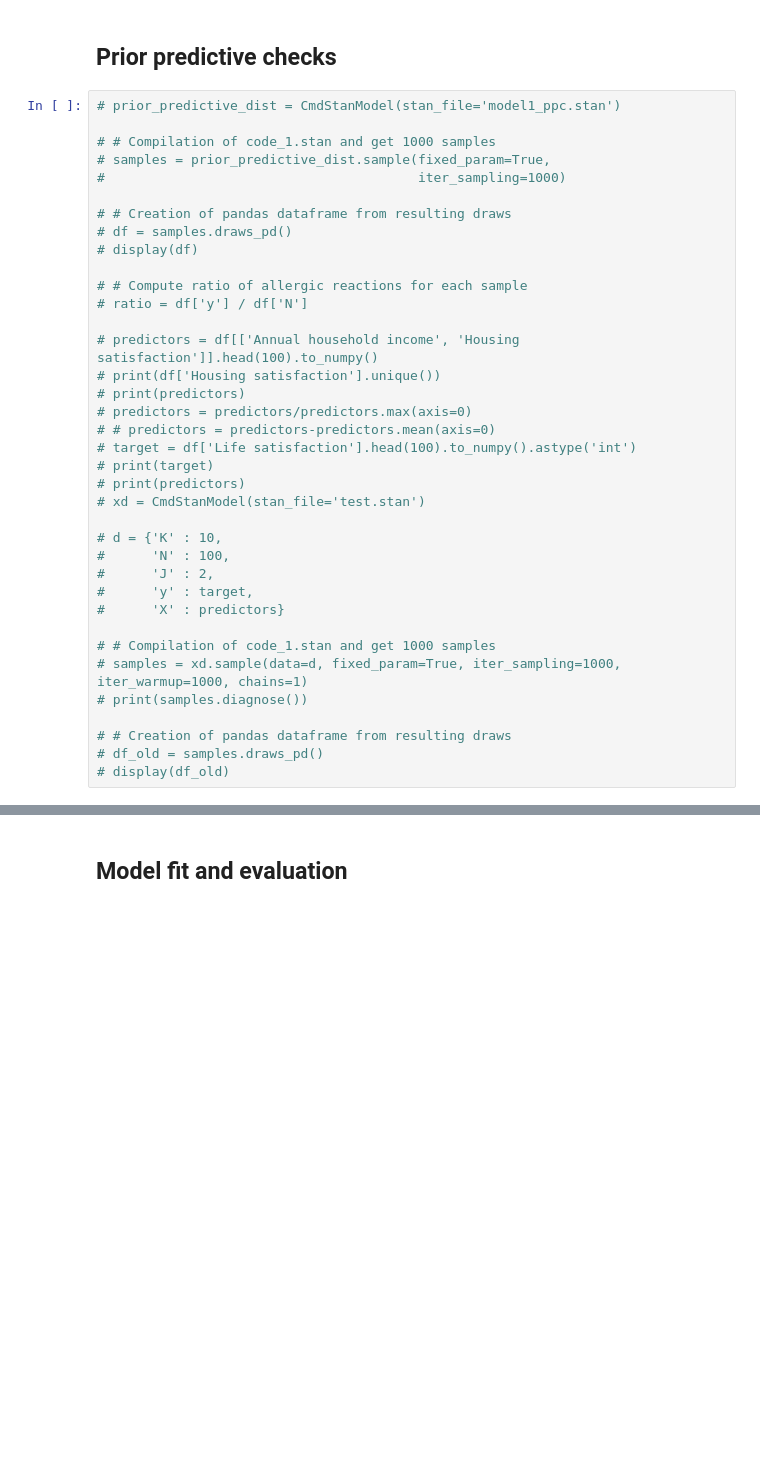
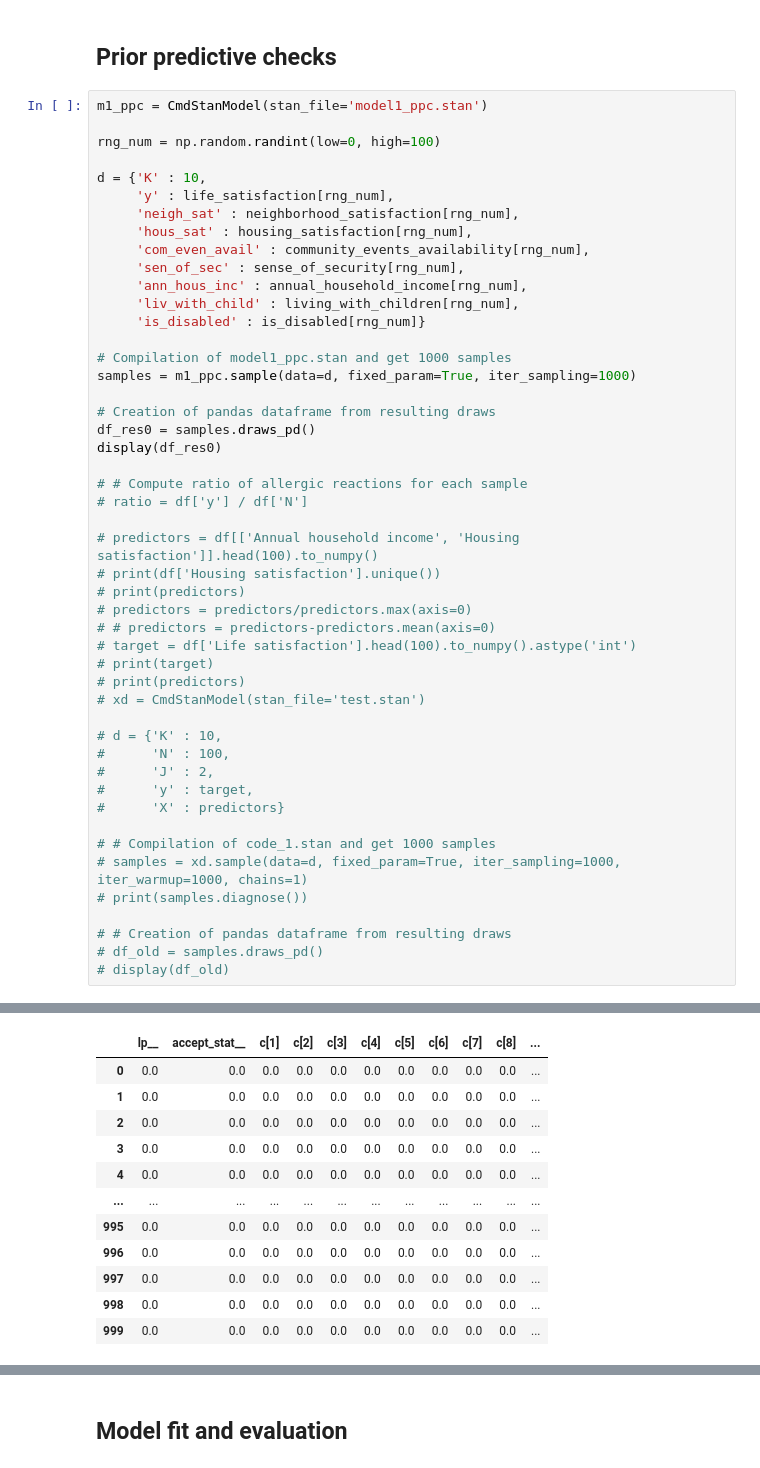
Before and after one commit to SwieciloM/Data-Analytics-Laboratory, a Jupyter notebook: Final project/main.ipynb, the cells around one changed output, grey strips where cells are left out. Saved outputs shown, nothing was run; the diff lists cells and outputs as text; blank space fills up the shorter version.

```diff
--- a/Final project/main.ipynb
+++ b/Final project/main.ipynb
@@ -55,15 +67,26 @@ annual_household_income = annual_household_income-annual_household_income.mean(a
 # %% [markdown]
 ## Prior predictive checks
 # %%
-# prior_predictive_dist = CmdStanModel(stan_file='model1_ppc.stan')
+m1_ppc = CmdStanModel(stan_file='model1_ppc.stan')
 
-# # Compilation of code_1.stan and get 1000 samples
-# samples = prior_predictive_dist.sample(fixed_param=True,
-#                                        iter_sampling=1000)
+rng_num = np.random.randint(low=0, high=100)
 
-# # Creation of pandas dataframe from resulting draws
-# df = samples.draws_pd()
-# display(df)
+d = {'K' : 10,
+     'y' : life_satisfaction[rng_num],
+     'neigh_sat' : neighborhood_satisfaction[rng_num],
+     'hous_sat' : housing_satisfaction[rng_num],
+     'com_even_avail' : community_events_availability[rng_num],
+     'sen_of_sec' : sense_of_security[rng_num],
+     'ann_hous_inc' : annual_household_income[rng_num],
+     'liv_with_child' : living_with_children[rng_num],
+     'is_disabled' : is_disabled[rng_num]}
+
+# Compilation of model1_ppc.stan and get 1000 samples
+samples = m1_ppc.sample(data=d, fixed_param=True, iter_sampling=1000)
+
+# Creation of pandas dataframe from resulting draws
+df_res0 = samples.draws_pd()
+display(df_res0)
 
 # # Compute ratio of allergic reactions for each sample
 # ratio = df['y'] / df['N']
@@ -91,3 +114,4 @@ annual_household_income = annual_household_income-annual_household_income.mean(a
 # # Creation of pandas dataframe from resulting draws
 # df_old = samples.draws_pd()
 # display(df_old)
+# %% [output]
@@ -93,0 +122,12 @@ annual_household_income = annual_household_income-annual_household_income.mean(a
+|  | lp__ | accept_stat__ | c[1] | c[2] | c[3] | c[4] | c[5] | c[6] | c[7] | c[8] | ... |
+| 0 | 0.0 | 0.0 | 0.0 | 0.0 | 0.0 | 0.0 | 0.0 | 0.0 | 0.0 | 0.0 | ... |
+| 1 | 0.0 | 0.0 | 0.0 | 0.0 | 0.0 | 0.0 | 0.0 | 0.0 | 0.0 | 0.0 | ... |
+| 2 | 0.0 | 0.0 | 0.0 | 0.0 | 0.0 | 0.0 | 0.0 | 0.0 | 0.0 | 0.0 | ... |
+| 3 | 0.0 | 0.0 | 0.0 | 0.0 | 0.0 | 0.0 | 0.0 | 0.0 | 0.0 | 0.0 | ... |
+| 4 | 0.0 | 0.0 | 0.0 | 0.0 | 0.0 | 0.0 | 0.0 | 0.0 | 0.0 | 0.0 | ... |
+| ... | ... | ... | ... | ... | ... | ... | ... | ... | ... | ... | ... |
+| 995 | 0.0 | 0.0 | 0.0 | 0.0 | 0.0 | 0.0 | 0.0 | 0.0 | 0.0 | 0.0 | ... |
+| 996 | 0.0 | 0.0 | 0.0 | 0.0 | 0.0 | 0.0 | 0.0 | 0.0 | 0.0 | 0.0 | ... |
+| 997 | 0.0 | 0.0 | 0.0 | 0.0 | 0.0 | 0.0 | 0.0 | 0.0 | 0.0 | 0.0 | ... |
+| 998 | 0.0 | 0.0 | 0.0 | 0.0 | 0.0 | 0.0 | 0.0 | 0.0 | 0.0 | 0.0 | ... |
+| 999 | 0.0 | 0.0 | 0.0 | 0.0 | 0.0 | 0.0 | 0.0 | 0.0 | 0.0 | 0.0 | ... |
```
Also changed, not shown: parts of 6 cells of this notebook, 8 other files.
